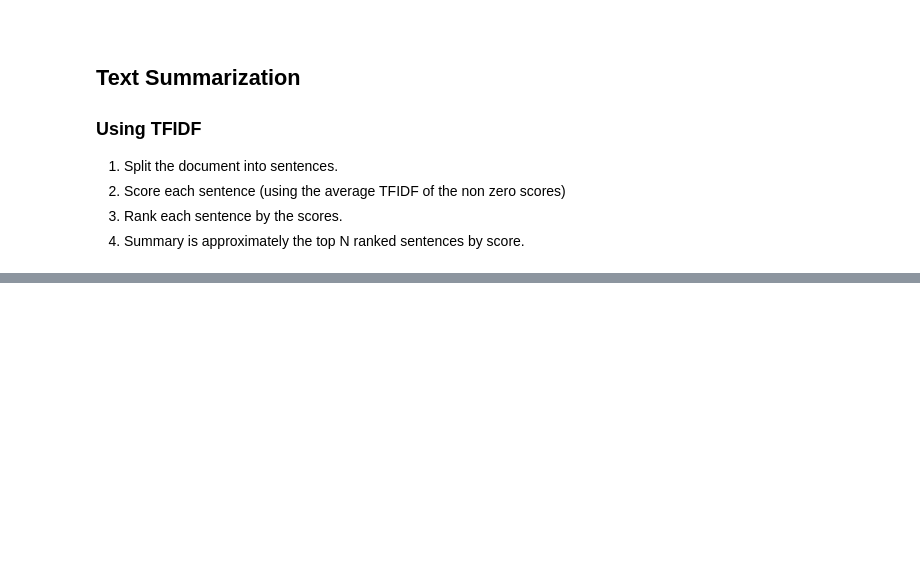
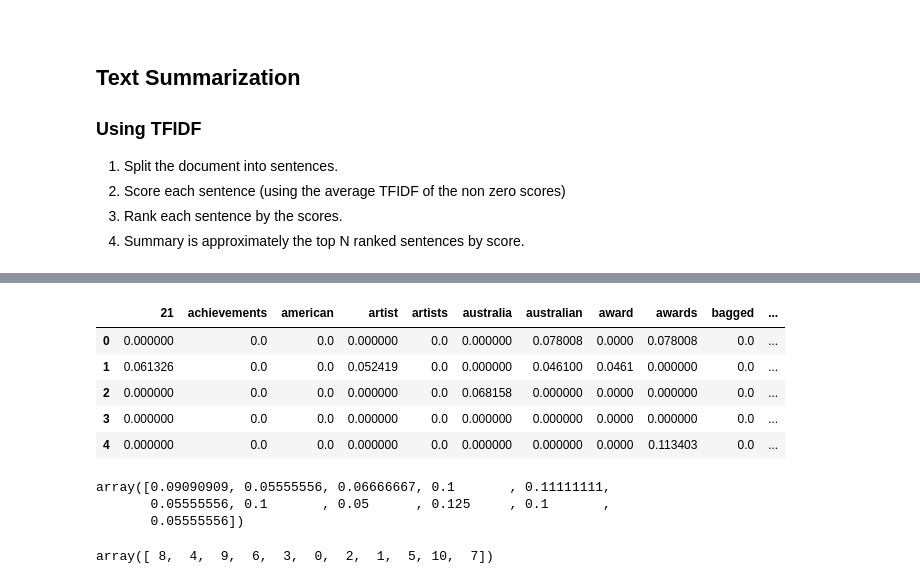
Before and after one commit to chineidu/NLP-Tutorial, a Jupyter notebook: notebook/01_vector_models/02_tfidf_n_word_emb.ipynb, the cells around one changed output, grey strips where cells are left out. Cells and saved outputs as stored; diff of their text form; code cells hidden in the pictures; blank space fills up the shorter version.

```diff
--- a/notebook/01_vector_models/02_tfidf_n_word_emb.ipynb
+++ b/notebook/01_vector_models/02_tfidf_n_word_emb.ipynb
@@ -629,0 +709,6 @@ sort_idx
+# %%
+# Sort the vocab using the index in descending order.
+vocab = tfidf.vocabulary_
+vocab = sorted(vocab.items(), key=lambda x: x[1], reverse=False)
+vocab = [key for key, value in vocab]
+vocab[:10]
@@ -630,8 +726,28 @@ sort_idx
+# %%
+# Rename the columns
+tfidf_arr.columns = vocab
+tfidf_arr.head()
+# %% [output]
+|  | 21 | achievements | american | artist | artists | australia | australian | award | awards | bagged | ... |
+| 0 | 0.000000 | 0.0 | 0.0 | 0.000000 | 0.0 | 0.000000 | 0.078008 | 0.0000 | 0.078008 | 0.0 | ... |
+| 1 | 0.061326 | 0.0 | 0.0 | 0.052419 | 0.0 | 0.000000 | 0.046100 | 0.0461 | 0.000000 | 0.0 | ... |
+| 2 | 0.000000 | 0.0 | 0.0 | 0.000000 | 0.0 | 0.068158 | 0.000000 | 0.0000 | 0.000000 | 0.0 | ... |
+| 3 | 0.000000 | 0.0 | 0.0 | 0.000000 | 0.0 | 0.000000 | 0.000000 | 0.0000 | 0.000000 | 0.0 | ... |
+| 4 | 0.000000 | 0.0 | 0.0 | 0.000000 | 0.0 | 0.000000 | 0.000000 | 0.0000 | 0.113403 | 0.0 | ... |
 # %%
-# # Another method for calculating the scores
-# A = pd.DataFrame(X_tr.toarray())
-# # Calculate the average scores for each sentence
-# scores = A[A != 0].mean(axis=1).values
+# Calculate the average scores for each sentence
+scores = tfidf_arr[tfidf_arr != 0].mean(axis=1).values
+scores
+# %% [output]
+array([0.09090909, 0.05555556, 0.06666667, 0.1       , 0.11111111,
+       0.05555556, 0.1       , 0.05      , 0.125     , 0.1       ,
+       0.05555556])
+# %%
+# Sort the scores in descending order
+sort_idx = np.argsort(-scores)
+sort_idx
+# %% [output]
+array([ 8,  4,  9,  6,  3,  0,  2,  1,  5, 10,  7])
 # %%
 # Many options for how to choose which sentences to include:
 
```
Also changed, not shown: parts of 24 cells of this notebook.
